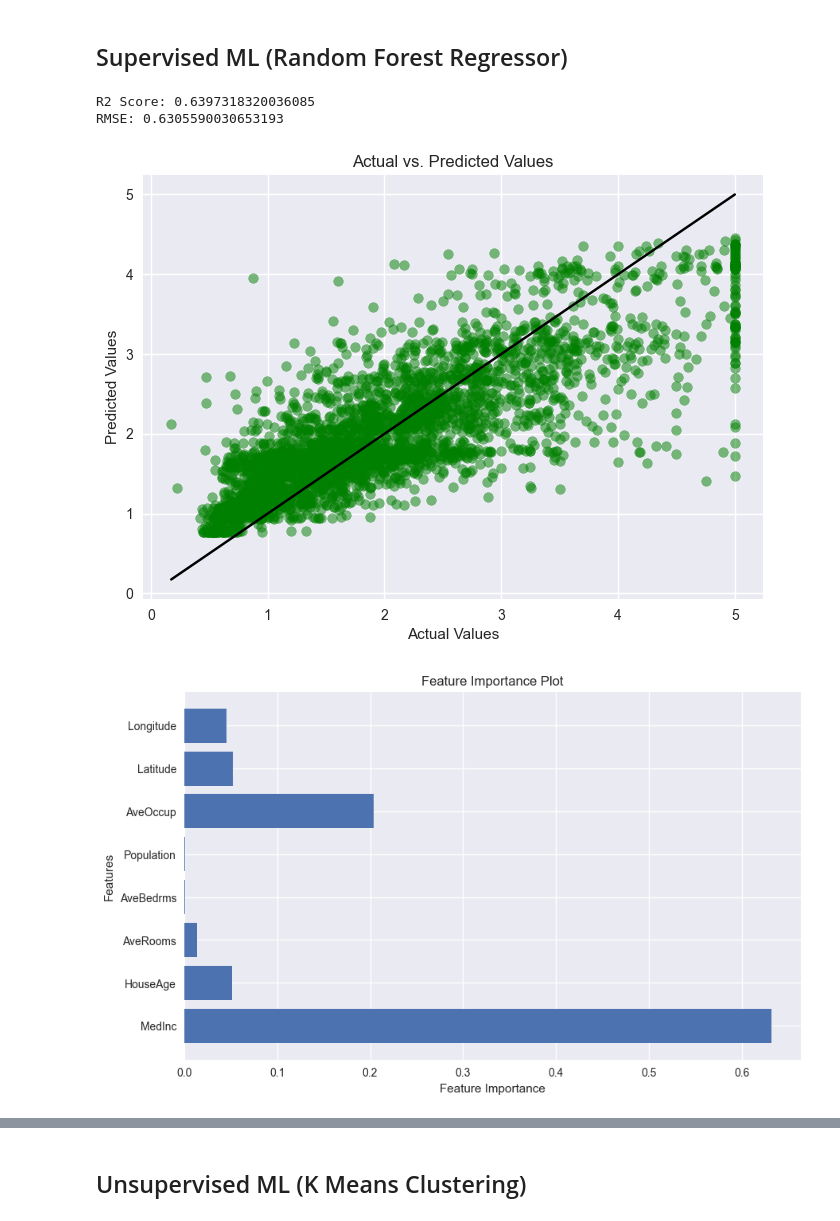
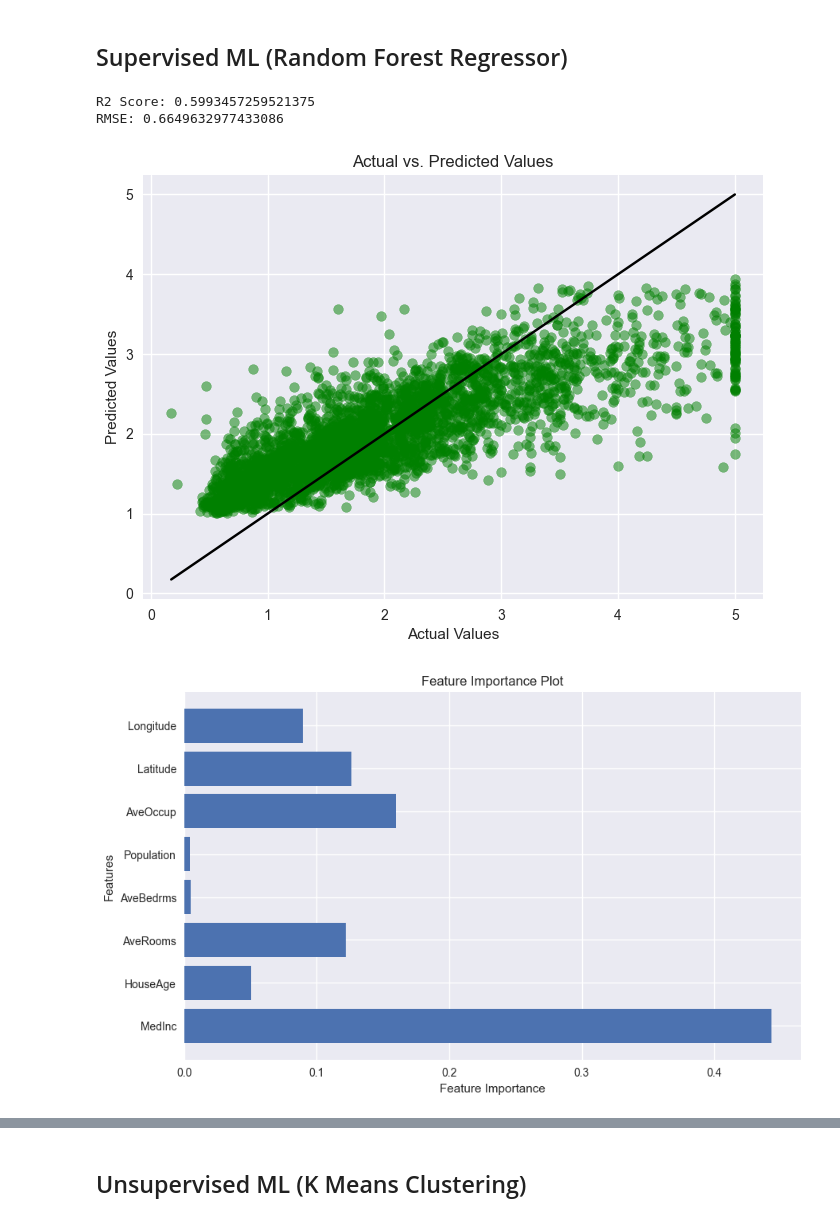
Before and after one commit to efyrb4/dsda-zdat2003-assessment-2-efyrb4, a Jupyter notebook: src/ML_experiments.ipynb, the cells around one changed output, grey strips where cells are left out. Cells and saved outputs as stored; diff of their text form; code cells hidden in the pictures.

```diff
--- a/src/ML_experiments.ipynb
+++ b/src/ML_experiments.ipynb
@@ -340,7 +332,7 @@ plt.show()
 # %% [markdown]
 ## Supervised ML (Random Forest Regressor)
 # %%
-def random_forest_regression(df, number_of_estimators, max_tree_depth, min_samp_split, min_samp_leaf):
+def random_forest_regression(df, number_of_estimators, max_tree_depth, max_number_of_features):
     """
     This function perfrorms Random Forest Regression on the given data set.
 
@@ -371,8 +363,7 @@ def random_forest_regression(df, number_of_estimators, max_tree_depth, min_samp_
     # Random Forest Regressor
     rfr = RandomForestRegressor(n_estimators=number_of_estimators,
                                 max_depth=max_tree_depth,
-                                min_samples_split=min_samp_split,
-                                min_samples_leaf=min_samp_leaf,
+                                max_features= max_number_of_features,
                                 random_state=42)
 
     # Fitting the model
@@ -409,14 +400,13 @@ def random_forest_regression(df, number_of_estimators, max_tree_depth, min_samp_
 
     return r2, rmse
 # %%
-# FIrst iteration of the rfr model storing the performance metrics to plot perfpormance of the model
+# FIrst iteration of the rfr model storing the performance metrics to plot perfpormance of the model with different hyperparameters
 model1_r2, model1_rmse = random_forest_regression(housing_cleaned_df,
                           number_of_estimators=50,
                             max_tree_depth=5,
-                              min_samp_leaf=1,
-                                  min_samp_split=2)
+                              max_number_of_features=2)
 # %% [output]
-R2 Score: 0.6397318320036085
-RMSE: 0.6305590030653193
+R2 Score: 0.5993457259521375
+RMSE: 0.6649632977433086
-[figure, old version]
+[figure, new version]
-[figure, old version]
+[figure, new version]
```
Also changed, not shown: parts of 10 cells of this notebook.
